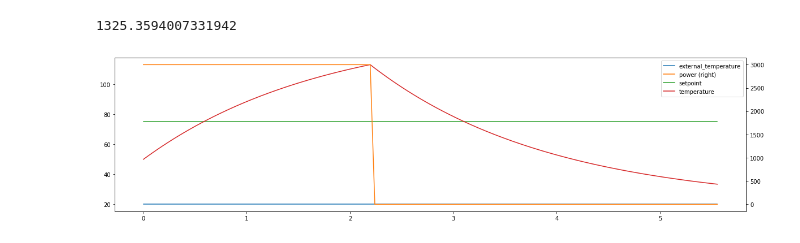
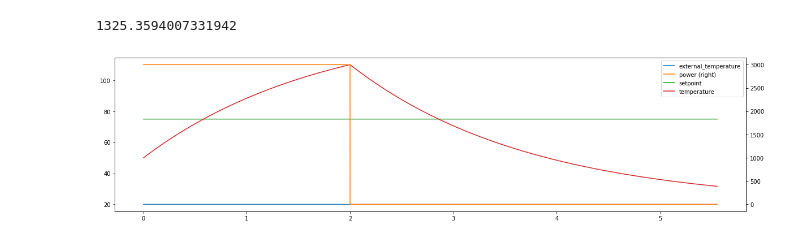
Before and after one commit to mabrek/controllers-2018, a Jupyter notebook: controllers.ipynb, the cells around one changed output. Saved outputs shown, nothing was run; the diff lists cells and outputs as text; code cells hidden in the pictures.

Commit message:
cleanup, extract image saving function, add title, extract fixed number of frames

```diff
--- a/controllers.ipynb
+++ b/controllers.ipynb
@@ -50,10 +77,25 @@ def temperature_derivative(temperature, time, power, external_temperature,
                   heat_capacity, heat_transfer_coefficient, surface):
     return (power - heat_transfer_coefficient * surface * (temperature - external_temperature)) / heat_capacity
 # %%
-time = np.linspace(0, 20000, 125, dtype=np.float64)
+time = np.arange(0, 20000, 1, dtype=np.float64)
 power = np.full_like(time, 3000)
-power[50:] = 0
+power[7200:] = 0
 external_temperature = np.full_like(time, 20)
 temperature = np.full_like(time, np.nan)
 temperature[0] = 50
 setpoint = np.full_like(time, 75)
+
+for i in range(len(time) - 1):
+    temperature[i+1] = odeint(temperature_derivative, temperature[i], time[i:(i+2)],
+                              args=(power[i+1], external_temperature[i], heat_capacity,
+                                    heat_transfer_coefficient, surface),
+                             )[-1]
+
+data = pd.DataFrame(index=time / 3600, data={'temperature':  temperature,
+                               'external_temperature': external_temperature,
+                               'setpoint': setpoint,
+                               'power': power
+                              })
+data.plot(secondary_y=('power'));
+# %% [output]
+[figure, added]
@@ -65,9 +101,0 @@ for i in range(len(time) - 1):
-# %%
-data = pd.DataFrame(index=time / 3600, data={'temperature':  temperature,
-                               'external_temperature': external_temperature,
-                               'setpoint': setpoint,
-                               'power': power
-                              })
-data.plot(secondary_y=('power'));
-# %% [output]
-[figure, removed]
```
Also changed, not shown: parts of 4 cells of this notebook, 1 other file.
